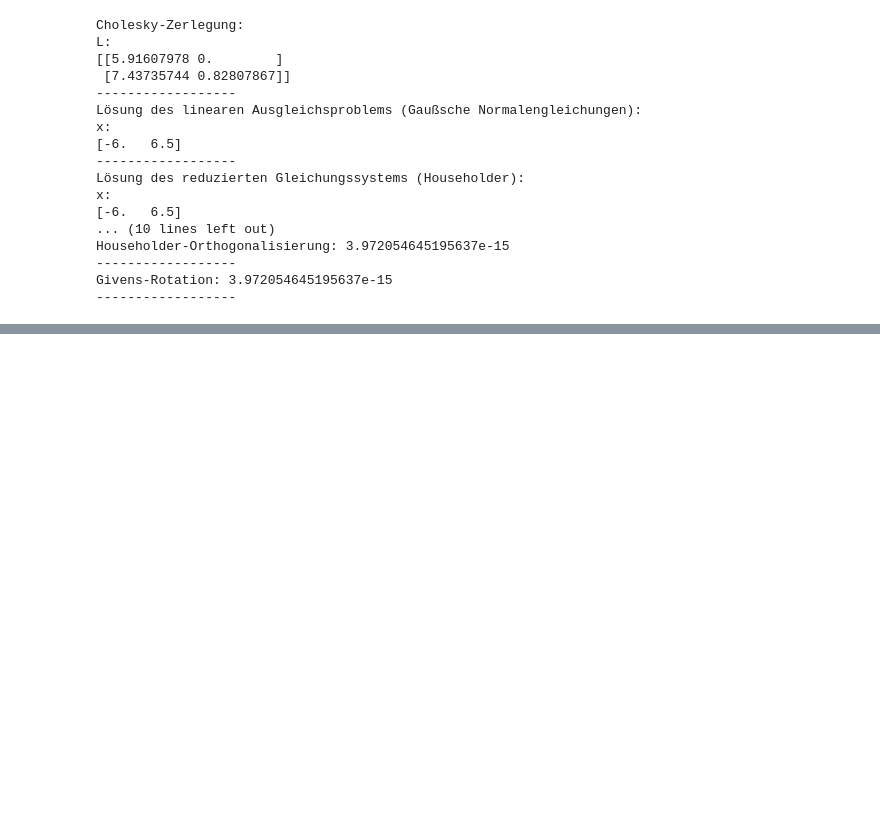
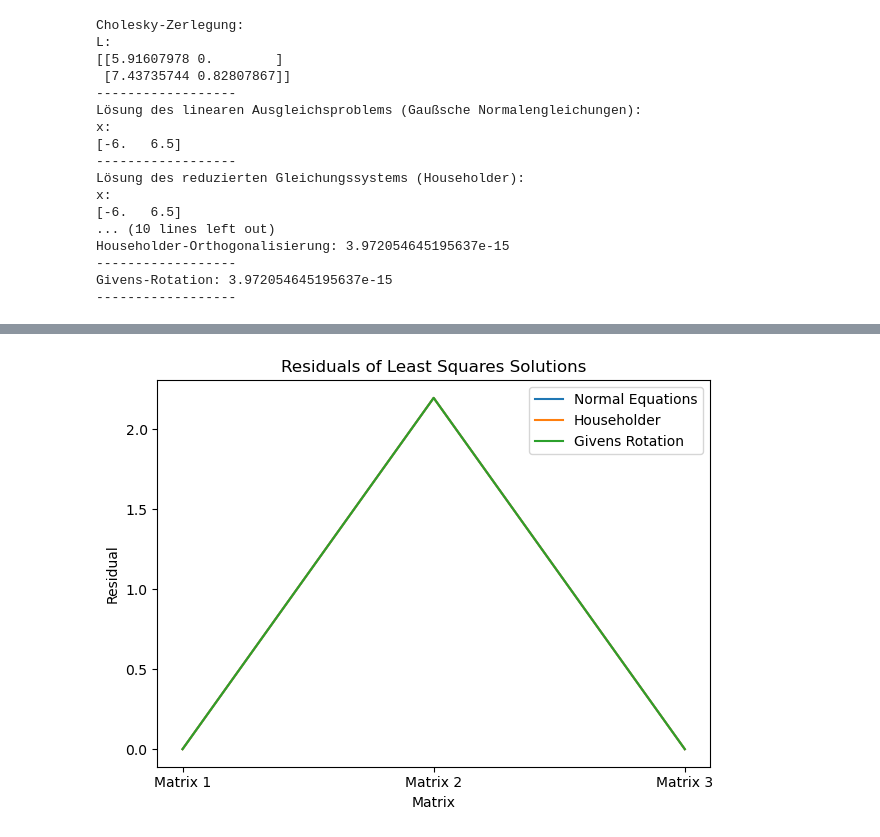
Before and after one commit to lionel-richy/scientific_Simulation_in_Python, a Jupyter notebook: Aufgabe2-4.ipynb, the cells around one changed output, grey strips where cells are left out. Saved outputs shown, nothing was run; the diff lists cells and outputs as text; code cells hidden in the pictures; blank space fills up the shorter version.

```diff
--- a/Aufgabe2-4.ipynb
+++ b/Aufgabe2-4.ipynb
@@ -606,0 +745,4 @@ Givens-Rotation: 3.972054645195637e-15
+# %%
+test2_least_squares_methods()
+# %% [output]
+[figure, added]
```
Also changed, not shown: parts of 7 cells of this notebook.
